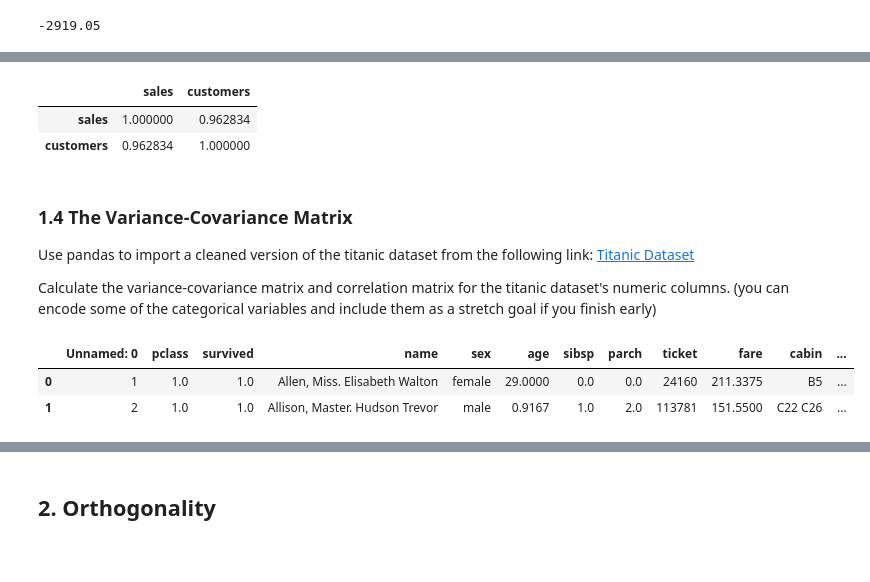
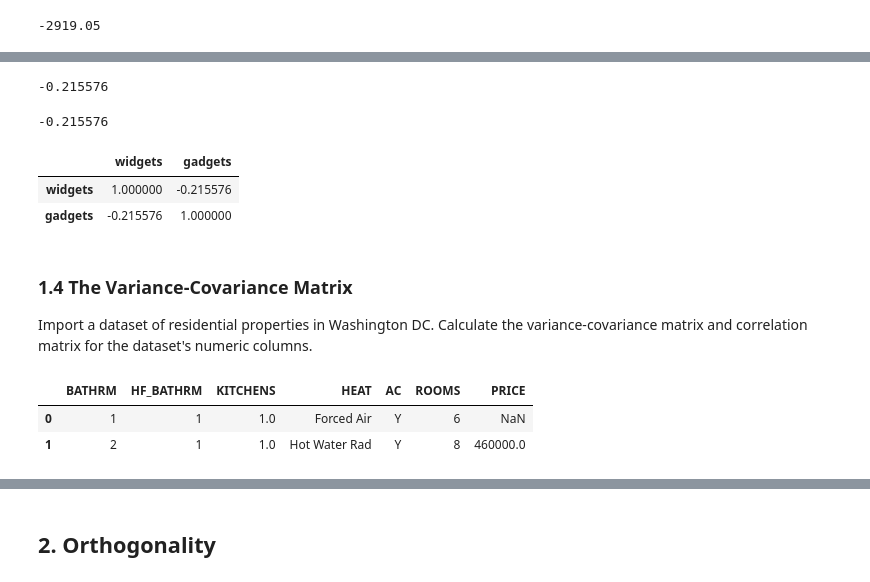
Before and after one commit to lfr4704/DS-Unit-1-Sprint-3-Linear-Algebra, a Jupyter notebook: module2-intermediate-linear-algebra/LS_DS_132_Solutions.ipynb, the cells around one changed output, grey strips where cells are left out. Cells and saved outputs as stored; diff of their text form; code cells hidden in the pictures; blank space fills up the shorter version.

```diff
--- a/module2-intermediate-linear-algebra/LS_DS_132_Solutions.ipynb
+++ b/module2-intermediate-linear-algebra/LS_DS_132_Solutions.ipynb
@@ -145,19 +124,29 @@ Check Work: 0.9628339778148909
+# %%
+# Calculate correlation
+corr_wg = cov_wg/denom
+print('{:.6f}'.format(corr_wg))
+# %% [output]
+-0.215576
 # %%
-# Check our work using pandas
-df.corr()
+## Check work using pandas
+print('{:.6f}'.format(df['widgets'].corr(df['gadgets'])))
 # %% [output]
-|  | sales | customers |
-| sales | 1.000000 | 0.962834 |
-| customers | 0.962834 | 1.000000 |
+-0.215576
+# %%
+# A shorter way to do this
+df.corr()
+# %% [output]
+|  | widgets | gadgets |
+| widgets | 1.000000 | -0.215576 |
+| gadgets | -0.215576 | 1.000000 |
 # %% [markdown]
 ### 1.4 The Variance-Covariance Matrix
-Use pandas to import a cleaned version of the titanic dataset from the following link: [Titanic Dataset](https://raw.githubusercontent.com/Geoyi/Cleaning-Titanic-Data/master/titanic_clean.csv)
-
-Calculate the variance-covariance matrix and correlation matrix for the titanic dataset's numeric columns. (you can encode some of the categorical variables and include them as a stretch goal if you finish early)
+Import a dataset of residential properties in Washington DC. Calculate the variance-covariance matrix and correlation matrix for the dataset's numeric columns.
 # %%
-titanic = pd.read_csv('https://raw.githubusercontent.com/Geoyi/Cleaning-Titanic-Data/master/titanic_clean.csv')
-titanic.head(2)
+# source: https://www.kaggle.com/christophercorrea/dc-residential-properties/
+houses = pd.read_csv('https://raw.githubusercontent.com/austinlasseter/dash-scatterplot-housing/master/dchouses.csv')
+houses.head(2)
 # %% [output]
-|  | Unnamed: 0 | pclass | survived | name | sex | age | sibsp | parch | ticket | fare | cabin | ... |
-| 0 | 1 | 1.0 | 1.0 | Allen, Miss. Elisabeth Walton | female | 29.0000 | 0.0 | 0.0 | 24160 | 211.3375 | B5 | ... |
-| 1 | 2 | 1.0 | 1.0 | Allison, Master. Hudson Trevor | male | 0.9167 | 1.0 | 2.0 | 113781 | 151.5500 | C22 C26 | ... |
+|  | BATHRM | HF_BATHRM | KITCHENS | HEAT | AC | ROOMS | PRICE |
+| 0 | 1 | 1 | 1.0 | Forced Air | Y | 6 | NaN |
+| 1 | 2 | 1 | 1.0 | Hot Water Rad | Y | 8 | 460000.0 |
```
Also changed, not shown: parts of 20 cells of this notebook.
